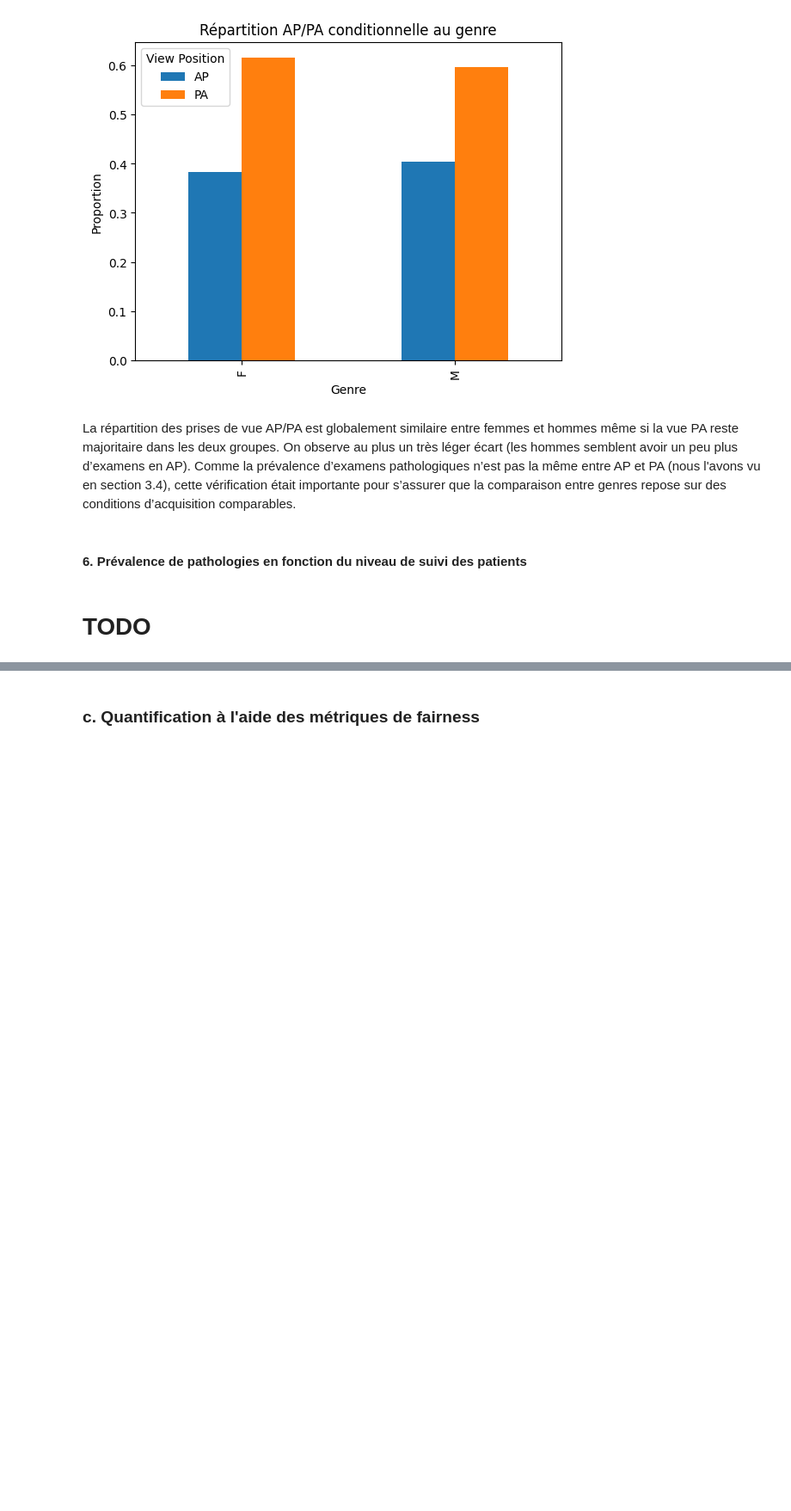
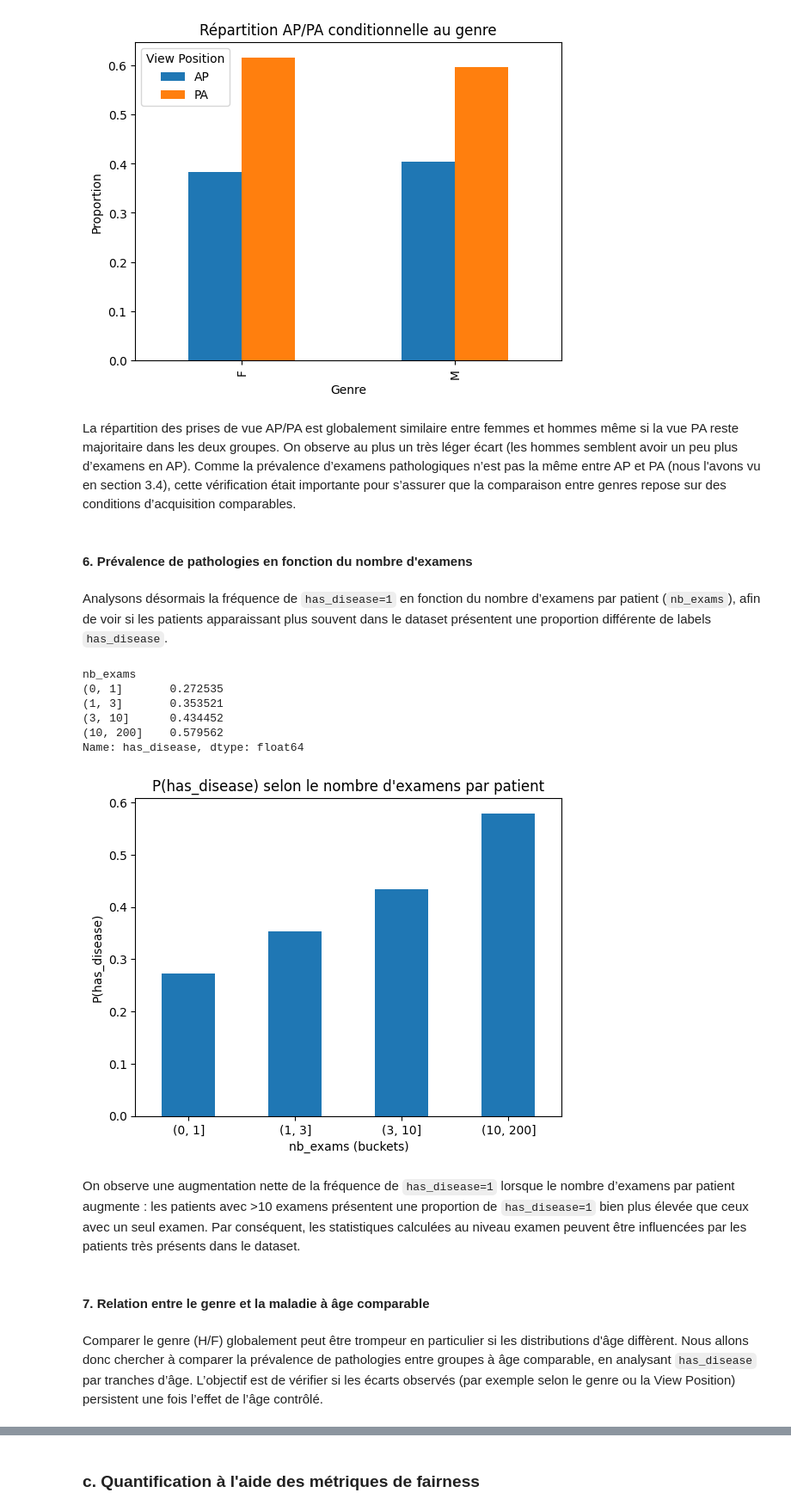
Before and after one commit to EagleForce14/Fairness, a Jupyter notebook: Mi-Projet/Mi-Projet-BRION.ipynb, the cells around one changed output, grey strips where cells are left out. Shown at 86% size. Cells and saved outputs as stored; diff of their text form; code cells hidden in the pictures; blank space fills up the shorter version.

```diff
--- a/Mi-Projet/Mi-Projet-BRION.ipynb
+++ b/Mi-Projet/Mi-Projet-BRION.ipynb
@@ -528,6 +530,36 @@ plt.show()
 La répartition des prises de vue AP/PA est globalement similaire entre femmes et hommes même si la vue PA reste majoritaire dans les deux groupes. On observe au plus un très léger écart (les hommes semblent avoir un peu plus d’examens en AP).
 Comme la prévalence d’examens pathologiques n’est pas la même entre AP et PA (nous l'avons vu en section 3.4), cette vérification était importante pour s’assurer que la comparaison entre genres repose sur des conditions d’acquisition comparables.
 # %% [markdown]
-#### 6. Prévalence de pathologies en fonction du niveau de suivi des patients
+#### 6. Prévalence de pathologies en fonction du nombre d'examens
+# %% [markdown]
+Analysons désormais la fréquence de `has_disease=1` en fonction du nombre d’examens par patient (`nb_exams`), afin de voir si les patients apparaissant plus souvent dans le dataset présentent une proportion différente de labels `has_disease`.
+# %%
+# On transforme nb_exams en tranches (1, 2-3, 4-10, >10) et on calcule la prévalence de has_disease dans chaque tranche
+nb_disease = df.groupby(
+    pd.cut(df["nb_exams"], bins=[0,1,3,10,200]), observed=True
+    )["has_disease"].mean()
+nb_disease
+# %% [output]
+nb_exams
+(0, 1]       0.272535
+(1, 3]       0.353521
+(3, 10]      0.434452
+(10, 200]    0.579562
+Name: has_disease, dtype: float64
+# %%
+ax = nb_disease.plot(kind="bar")
+ax.set_title("P(has_disease) selon le nombre d'examens par patient")
+ax.set_xlabel("nb_exams (buckets)")
+ax.set_ylabel("P(has_disease)")
+plt.xticks(rotation=0)
+plt.show()
+# %% [output]
+[figure, added]
 # %% [markdown]
-# TODO
+On observe une augmentation nette de la fréquence de `has_disease=1` lorsque le nombre d’examens par patient augmente :
+les patients avec >10 examens présentent une proportion de `has_disease=1` bien plus élevée que ceux avec un seul examen.
+Par conséquent, les statistiques calculées au niveau examen peuvent être influencées par les patients très présents dans le dataset.
+# %% [markdown]
+#### 7. Relation entre le genre et la maladie à âge comparable
+# %% [markdown]
+Comparer le genre (H/F) globalement peut être trompeur en particulier si les distributions d'âge diffèrent. Nous allons donc chercher à comparer la prévalence de pathologies entre groupes à âge comparable, en analysant `has_disease` par tranches d’âge. L’objectif est de vérifier si les écarts observés (par exemple selon le genre ou la View Position) persistent une fois l’effet de l’âge contrôlé.
```
Also changed, not shown: parts of 5 cells of this notebook.
